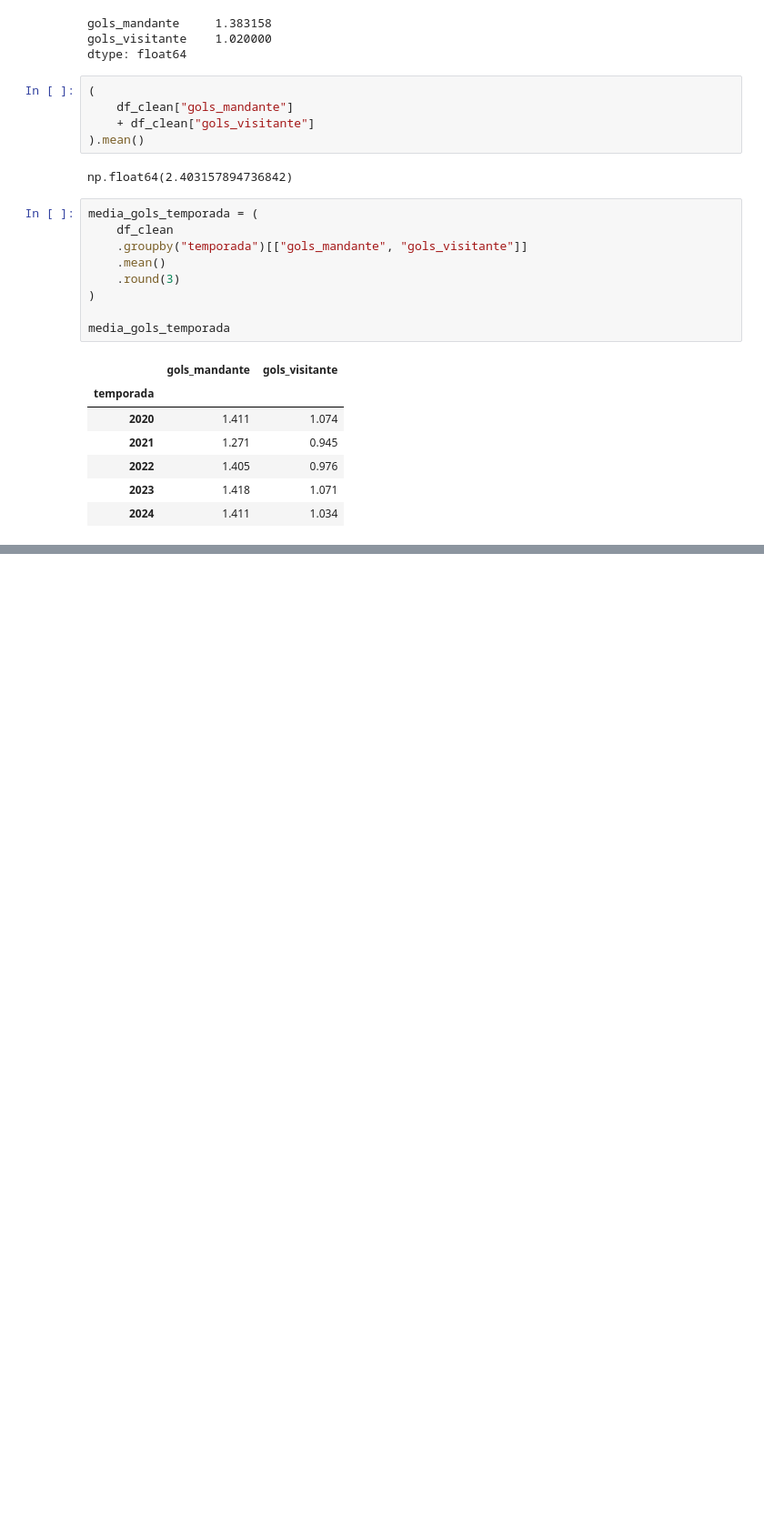
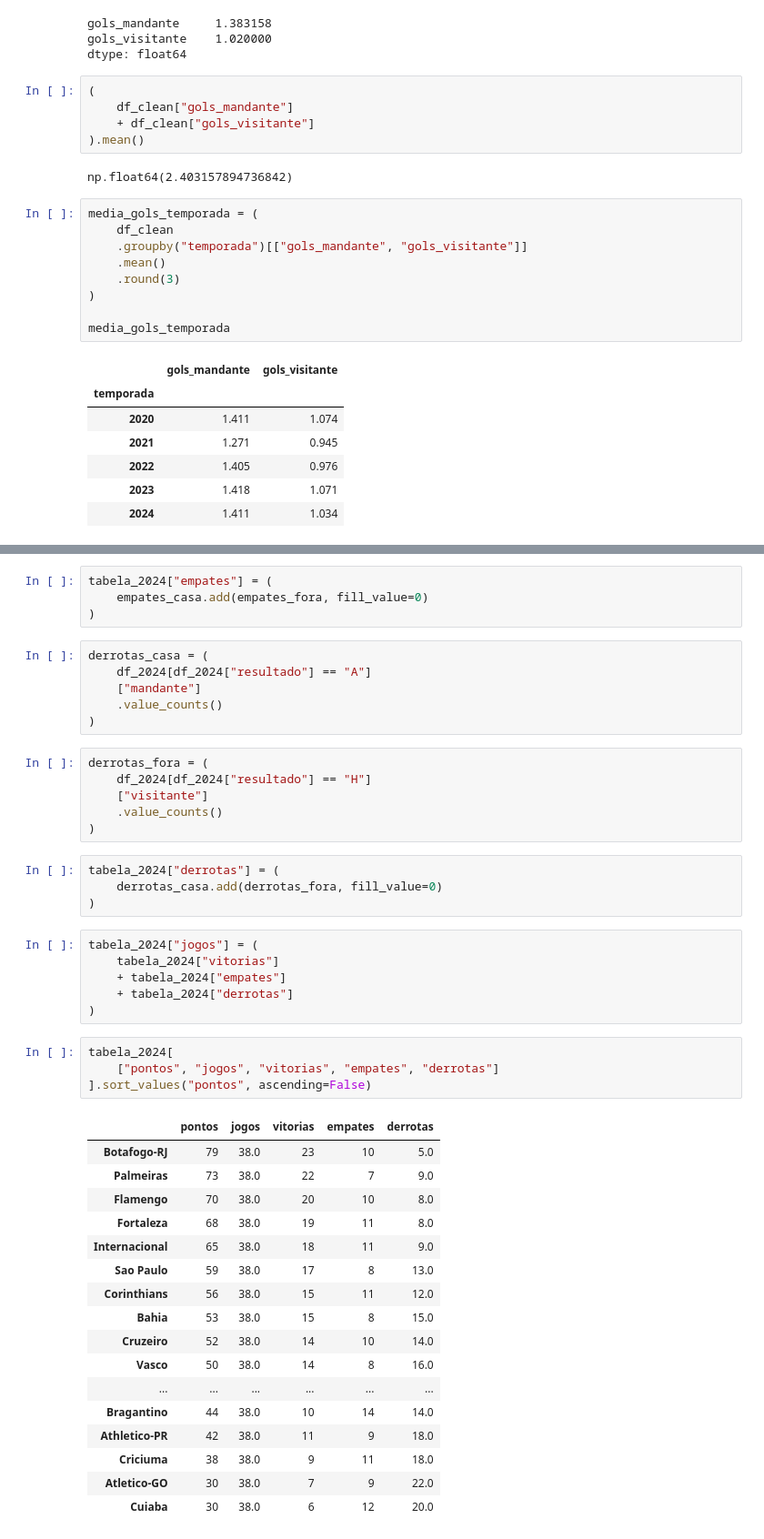
Before and after one commit to mvk999/brasileirao-predictor, a Jupyter notebook: notebooks/01_data_understanding.ipynb, the cells around one changed output, grey strips where cells are left out. Shown at 91% size. Cells and saved outputs as stored; diff of their text form; blank space fills up the shorter version.

```diff
--- a/notebooks/01_data_understanding.ipynb
+++ b/notebooks/01_data_understanding.ipynb
@@ -727,0 +849,48 @@ media_gols_temporada
+# %%
+tabela_2024["empates"] = (
+    empates_casa.add(empates_fora, fill_value=0)
+)
+# %%
+derrotas_casa = (
+    df_2024[df_2024["resultado"] == "A"]
+    ["mandante"]
+    .value_counts()
+)
+# %%
+derrotas_fora = (
+    df_2024[df_2024["resultado"] == "H"]
+    ["visitante"]
+    .value_counts()
+)
+# %%
+tabela_2024["derrotas"] = (
+    derrotas_casa.add(derrotas_fora, fill_value=0)
+)
+# %%
+tabela_2024["jogos"] = (
+    tabela_2024["vitorias"]
+    + tabela_2024["empates"]
+    + tabela_2024["derrotas"]
+)
+# %%
+tabela_2024[
+    ["pontos", "jogos", "vitorias", "empates", "derrotas"]
+].sort_values("pontos", ascending=False)
+# %% [output]
+|  | pontos | jogos | vitorias | empates | derrotas |
+| Botafogo-RJ | 79 | 38.0 | 23 | 10 | 5.0 |
+| Palmeiras | 73 | 38.0 | 22 | 7 | 9.0 |
+| Flamengo | 70 | 38.0 | 20 | 10 | 8.0 |
+| Fortaleza | 68 | 38.0 | 19 | 11 | 8.0 |
+| Internacional | 65 | 38.0 | 18 | 11 | 9.0 |
+| Sao Paulo | 59 | 38.0 | 17 | 8 | 13.0 |
+| Corinthians | 56 | 38.0 | 15 | 11 | 12.0 |
+| Bahia | 53 | 38.0 | 15 | 8 | 15.0 |
+| Cruzeiro | 52 | 38.0 | 14 | 10 | 14.0 |
+| Vasco | 50 | 38.0 | 14 | 8 | 16.0 |
+| ... | ... | ... | ... | ... | ... |
+| Bragantino | 44 | 38.0 | 10 | 14 | 14.0 |
+| Athletico-PR | 42 | 38.0 | 11 | 9 | 18.0 |
+| Criciuma | 38 | 38.0 | 9 | 11 | 18.0 |
+| Atletico-GO | 30 | 38.0 | 7 | 9 | 22.0 |
+| Cuiaba | 30 | 38.0 | 6 | 12 | 20.0 |
```
Also changed, not shown: parts of 30 cells of this notebook, 4 other files.
